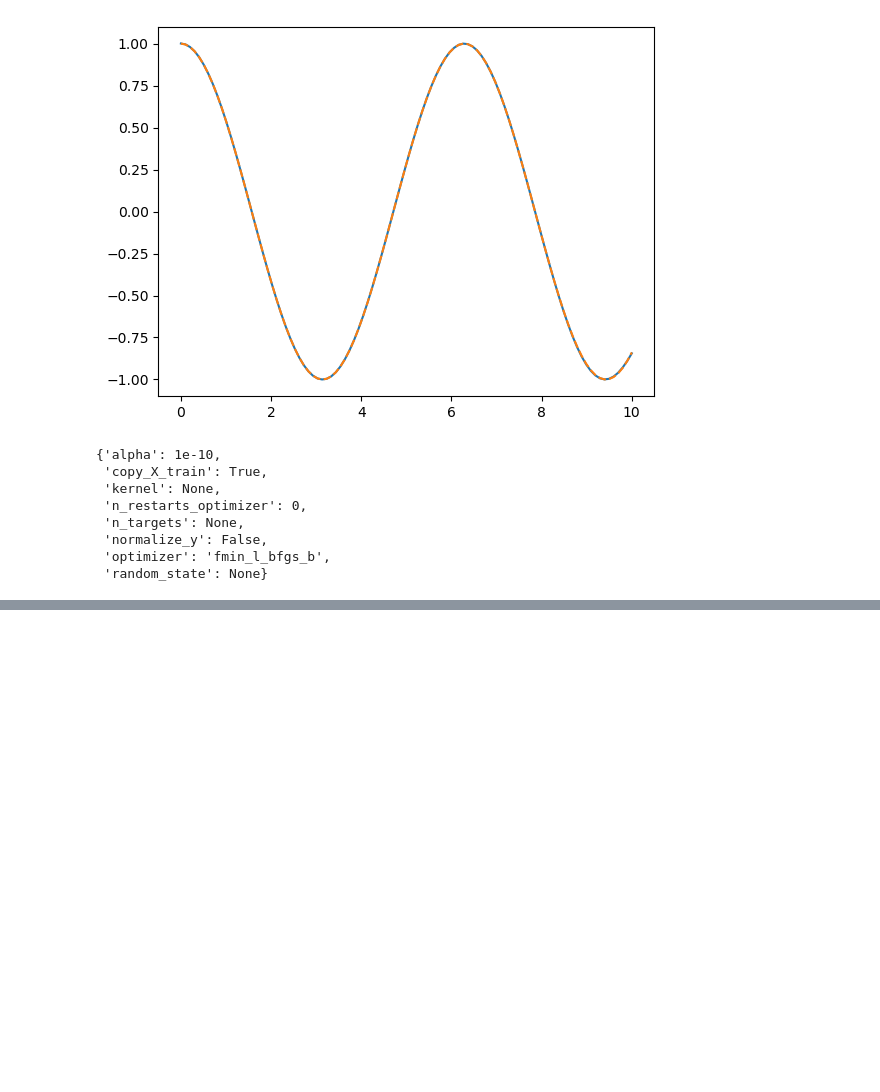
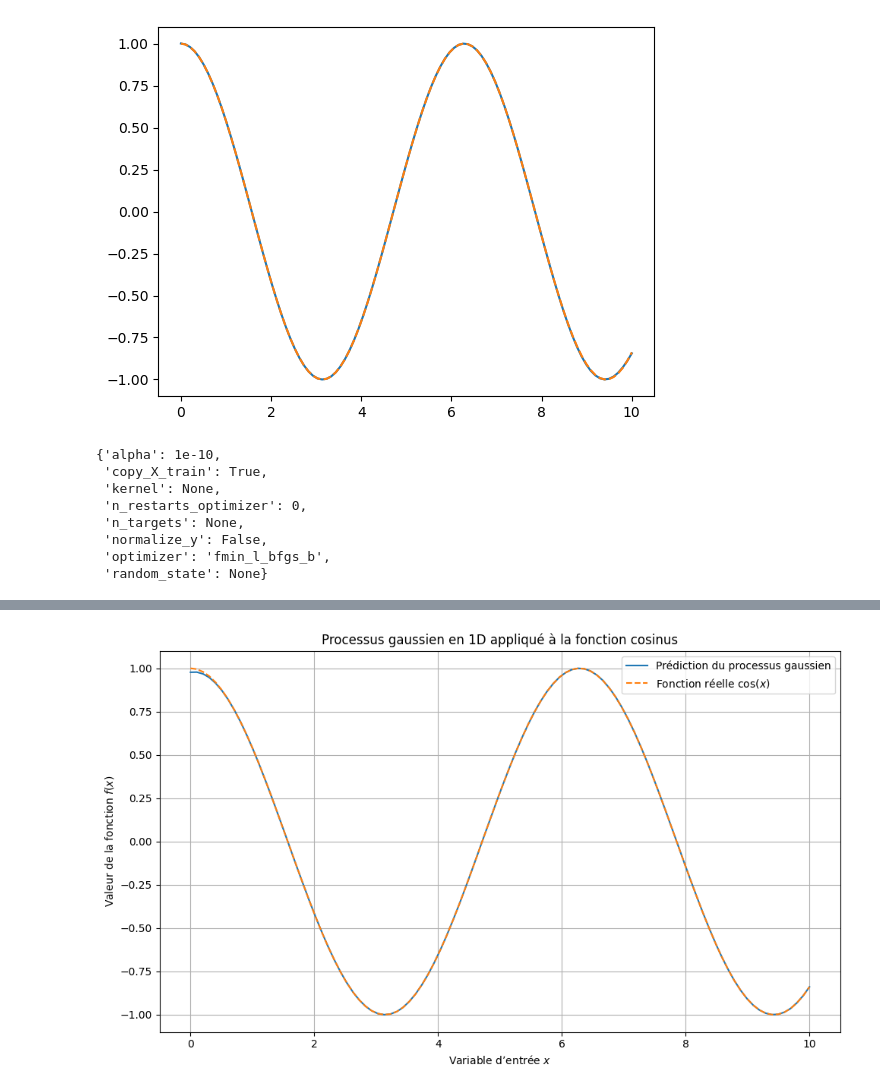
Before and after one commit to Aymanzej/Projet-5A, a Jupyter notebook: 1st Month/ProcessusGaussien.ipynb, the cells around one changed output, grey strips where cells are left out. Saved outputs shown, nothing was run; the diff lists cells and outputs as text; code cells hidden in the pictures; blank space fills up the shorter version.

```diff
--- a/1st Month/ProcessusGaussien.ipynb
+++ b/1st Month/ProcessusGaussien.ipynb
@@ -45,0 +108,33 @@ gaussienProcessRegressor.get_params()
+# %%
+# Création et entraînement du modèle de processus gaussien
+gaussienProcessRegressor = sklearn.gaussian_process.GaussianProcessRegressor()
+gaussienProcessRegressor.fit(
+    x_chosen.reshape(-1, 1),
+    y_chosen.reshape(-1, 1)
+)
+
+# Prédiction sur l'ensemble des points
+y_pred = gaussienProcessRegressor.predict(x.reshape(-1, 1))
+
+# -----------------------------
+# Affichage du plot
+# -----------------------------
+plt.figure(figsize=(10, 6))
+
+# Prédiction du processus gaussien
+plt.plot(x, y_pred, label='Prédiction du processus gaussien')
+
+# Fonction réelle
+plt.plot(x, y, linestyle='dashed', label='Fonction réelle $\\cos(x)$')
+
+# Titres et axes
+plt.title("Processus gaussien en 1D appliqué à la fonction cosinus")
+plt.xlabel("Variable d’entrée $x$")
+plt.ylabel("Valeur de la fonction $f(x)$")
+
+plt.legend()
+plt.grid(True)
+plt.tight_layout()
+plt.show()
+# %% [output]
+[figure, added]
```
Also changed, not shown: parts of 1 cell of this notebook, 28 other files.
